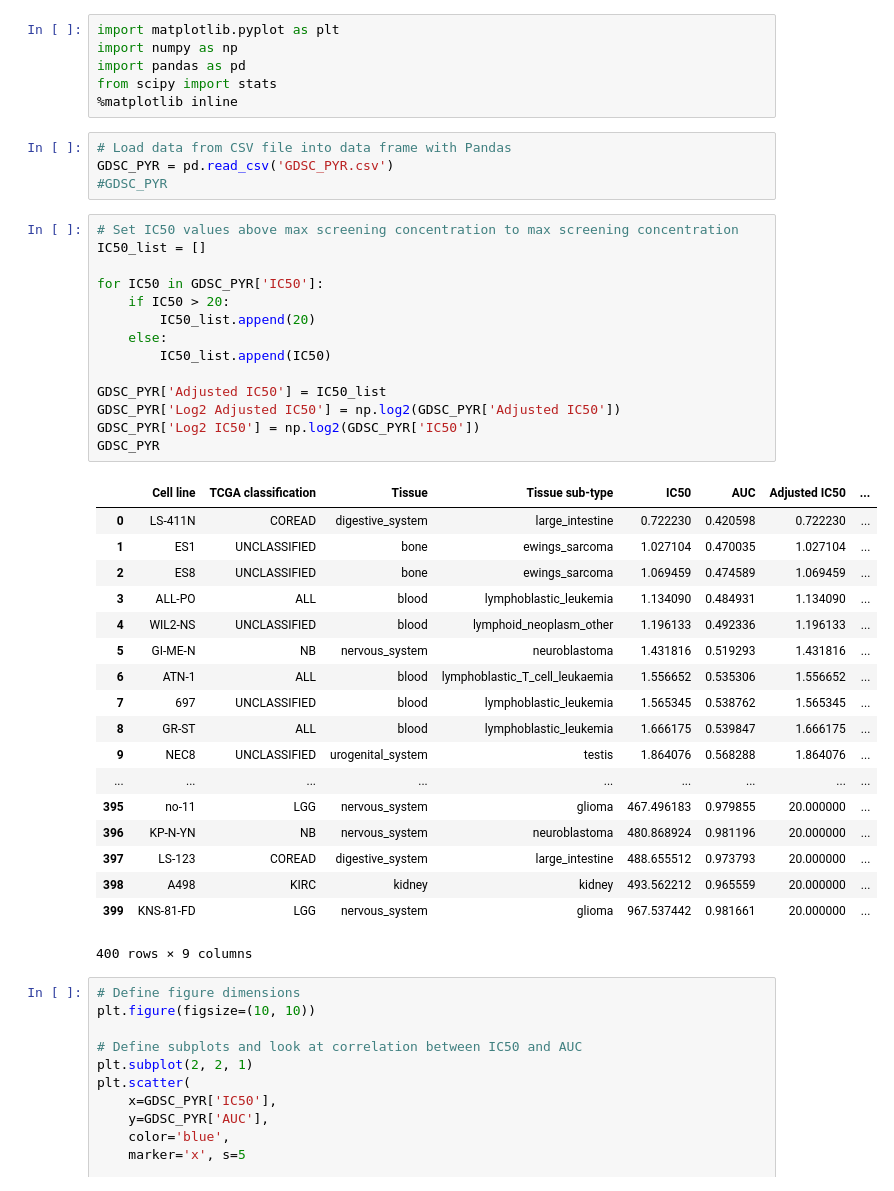
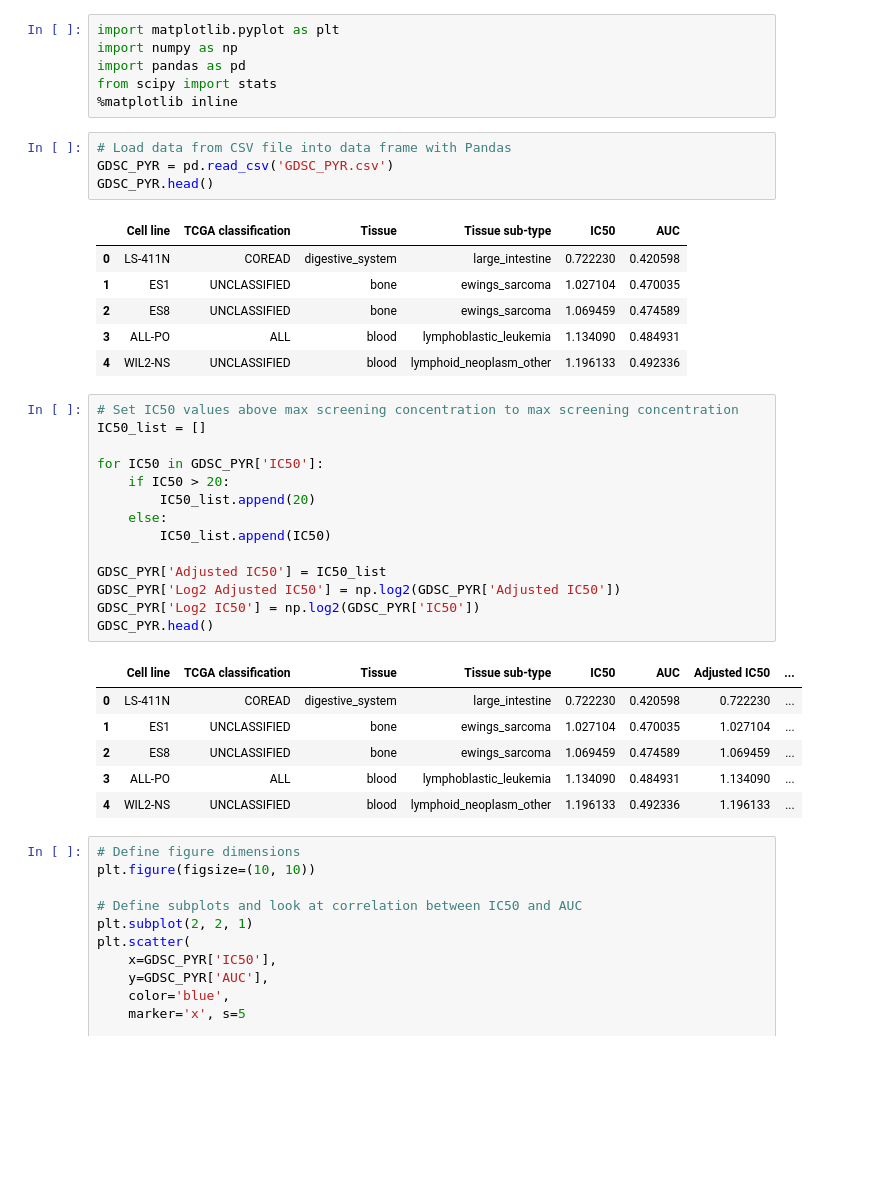
Before and after one commit to happyheppler/Thinkful, a Jupyter notebook: Plotting Basics Assignment.ipynb, the cells around one changed output. Drawn from its saved outputs; the diff is of its cells as text; blank space fills up the shorter version.

```diff
--- a/Plotting Basics Assignment.ipynb
+++ b/Plotting Basics Assignment.ipynb
@@ -11,40 +11,35 @@ from scipy import stats
 # %%
 # Load data from CSV file into data frame with Pandas
 GDSC_PYR = pd.read_csv('GDSC_PYR.csv')
-#GDSC_PYR
+GDSC_PYR.head()
+# %% [output]
+|  | Cell line | TCGA classification | Tissue | Tissue sub-type | IC50 | AUC |
+| 0 | LS-411N | COREAD | digestive_system | large_intestine | 0.722230 | 0.420598 |
+| 1 | ES1 | UNCLASSIFIED | bone | ewings_sarcoma | 1.027104 | 0.470035 |
+| 2 | ES8 | UNCLASSIFIED | bone | ewings_sarcoma | 1.069459 | 0.474589 |
+| 3 | ALL-PO | ALL | blood | lymphoblastic_leukemia | 1.134090 | 0.484931 |
+| 4 | WIL2-NS | UNCLASSIFIED | blood | lymphoid_neoplasm_other | 1.196133 | 0.492336 |
 # %%
 # Set IC50 values above max screening concentration to max screening concentration
 IC50_list = []
 
 for IC50 in GDSC_PYR['IC50']:
     if IC50 > 20:
         IC50_list.append(20)
     else:
         IC50_list.append(IC50)
 
 GDSC_PYR['Adjusted IC50'] = IC50_list
 GDSC_PYR['Log2 Adjusted IC50'] = np.log2(GDSC_PYR['Adjusted IC50'])
 GDSC_PYR['Log2 IC50'] = np.log2(GDSC_PYR['IC50'])
-GDSC_PYR
+GDSC_PYR.head()
 # %% [output]
 |  | Cell line | TCGA classification | Tissue | Tissue sub-type | IC50 | AUC | Adjusted IC50 | ... |
 | 0 | LS-411N | COREAD | digestive_system | large_intestine | 0.722230 | 0.420598 | 0.722230 | ... |
 | 1 | ES1 | UNCLASSIFIED | bone | ewings_sarcoma | 1.027104 | 0.470035 | 1.027104 | ... |
 | 2 | ES8 | UNCLASSIFIED | bone | ewings_sarcoma | 1.069459 | 0.474589 | 1.069459 | ... |
 | 3 | ALL-PO | ALL | blood | lymphoblastic_leukemia | 1.134090 | 0.484931 | 1.134090 | ... |
 | 4 | WIL2-NS | UNCLASSIFIED | blood | lymphoid_neoplasm_other | 1.196133 | 0.492336 | 1.196133 | ... |
-| 5 | GI-ME-N | NB | nervous_system | neuroblastoma | 1.431816 | 0.519293 | 1.431816 | ... |
-| 6 | ATN-1 | ALL | blood | lymphoblastic_T_cell_leukaemia | 1.556652 | 0.535306 | 1.556652 | ... |
-| 7 | 697 | UNCLASSIFIED | blood | lymphoblastic_leukemia | 1.565345 | 0.538762 | 1.565345 | ... |
-| 8 | GR-ST | ALL | blood | lymphoblastic_leukemia | 1.666175 | 0.539847 | 1.666175 | ... |
-| 9 | NEC8 | UNCLASSIFIED | urogenital_system | testis | 1.864076 | 0.568288 | 1.864076 | ... |
-| ... | ... | ... | ... | ... | ... | ... | ... | ... |
-| 395 | no-11 | LGG | nervous_system | glioma | 467.496183 | 0.979855 | 20.000000 | ... |
-| 396 | KP-N-YN | NB | nervous_system | neuroblastoma | 480.868924 | 0.981196 | 20.000000 | ... |
-| 397 | LS-123 | COREAD | digestive_system | large_intestine | 488.655512 | 0.973793 | 20.000000 | ... |
-| 398 | A498 | KIRC | kidney | kidney | 493.562212 | 0.965559 | 20.000000 | ... |
-| 399 | KNS-81-FD | LGG | nervous_system | glioma | 967.537442 | 0.981661 | 20.000000 | ... |
-400 rows × 9 columns
 # %%
 # Define figure dimensions
 plt.figure(figsize=(10, 10))
```
Also changed, not shown: parts of 1 cell of this notebook.
